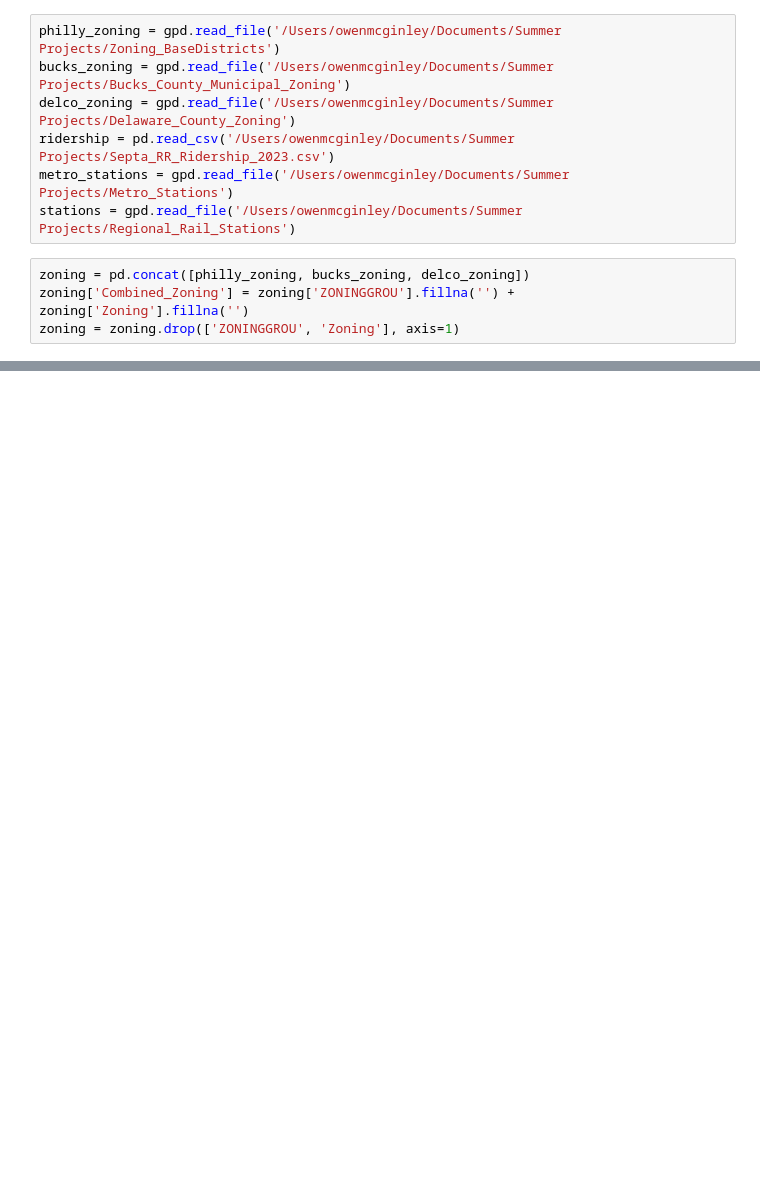
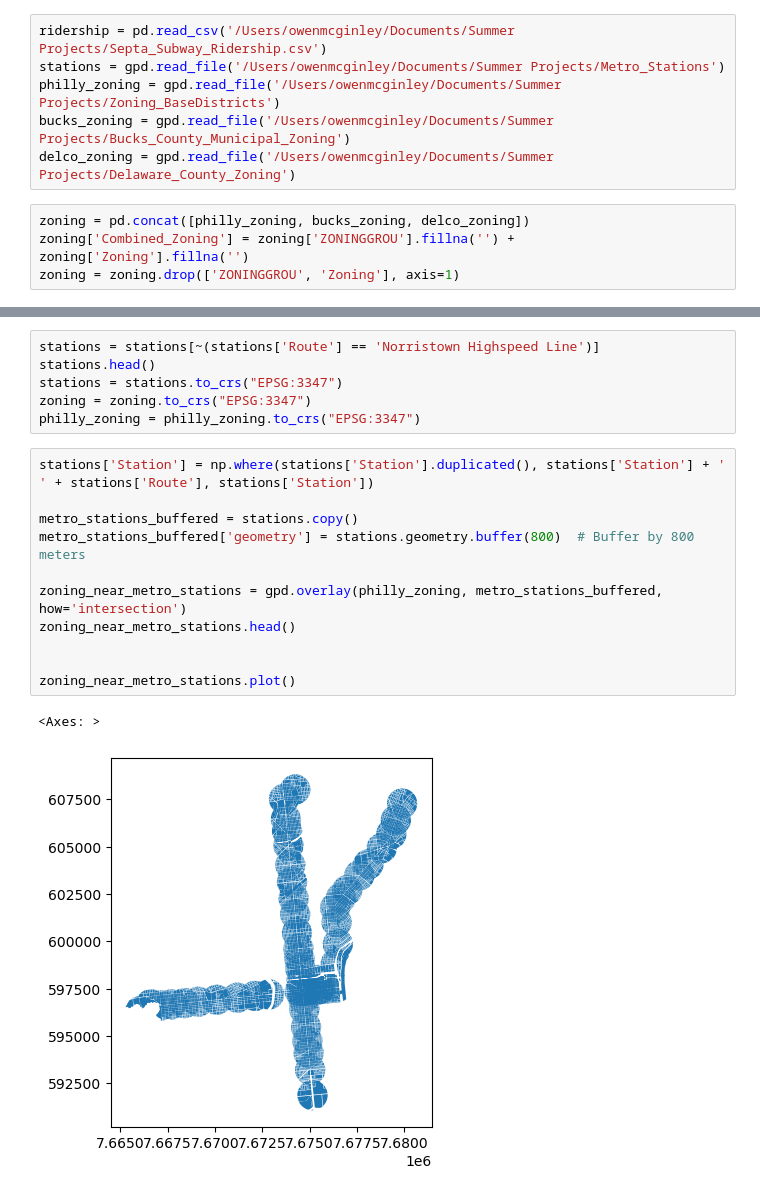
Before and after one commit to owenmcginley/SEPTA-Transit-Oriented-Development, a Jupyter notebook: SEPTA_Zoning_Regression.ipynb, the cells around one changed output, grey strips where cells are left out. Saved outputs shown, nothing was run; the diff lists cells and outputs as text; blank space fills up the shorter version.

```diff
--- a/SEPTA_Zoning_Regression.ipynb
+++ b/SEPTA_Zoning_Regression.ipynb
@@ -24,10 +28,9 @@ Intel MKL WARNING: Support of Intel(R) Streaming SIMD Extensions 4.2 (Intel(R) S
 # %%
+ridership = pd.read_csv('/Users/owenmcginley/Documents/Summer Projects/Septa_Subway_Ridership.csv')
+stations = gpd.read_file('/Users/owenmcginley/Documents/Summer Projects/Metro_Stations')
 philly_zoning = gpd.read_file('/Users/owenmcginley/Documents/Summer Projects/Zoning_BaseDistricts')
 bucks_zoning = gpd.read_file('/Users/owenmcginley/Documents/Summer Projects/Bucks_County_Municipal_Zoning')
 delco_zoning = gpd.read_file('/Users/owenmcginley/Documents/Summer Projects/Delaware_County_Zoning')
-ridership = pd.read_csv('/Users/owenmcginley/Documents/Summer Projects/Septa_RR_Ridership_2023.csv')
-metro_stations = gpd.read_file('/Users/owenmcginley/Documents/Summer Projects/Metro_Stations')
-stations = gpd.read_file('/Users/owenmcginley/Documents/Summer Projects/Regional_Rail_Stations')
 # %%
 zoning = pd.concat([philly_zoning, bucks_zoning, delco_zoning])
 zoning['Combined_Zoning'] = zoning['ZONINGGROU'].fillna('') + zoning['Zoning'].fillna('')
@@ -34,0 +91,20 @@ zoning = zoning.drop(['ZONINGGROU', 'Zoning'], axis=1)
+# %%
+stations = stations[~(stations['Route'] == 'Norristown Highspeed Line')]
+stations.head()
+stations = stations.to_crs("EPSG:3347")
+zoning = zoning.to_crs("EPSG:3347")
+philly_zoning = philly_zoning.to_crs("EPSG:3347")
+# %%
+stations['Station'] = np.where(stations['Station'].duplicated(), stations['Station'] + ' ' + stations['Route'], stations['Station'])
+
+metro_stations_buffered = stations.copy()
+metro_stations_buffered['geometry'] = stations.geometry.buffer(800)  # Buffer by 800 meters
+
+zoning_near_metro_stations = gpd.overlay(philly_zoning, metro_stations_buffered, how='intersection')
+zoning_near_metro_stations.head()
+
+
+zoning_near_metro_stations.plot()
+# %% [output]
+<Axes: >
+[figure, added]
```
Also changed, not shown: parts of 5 cells of this notebook, 1 other file.
